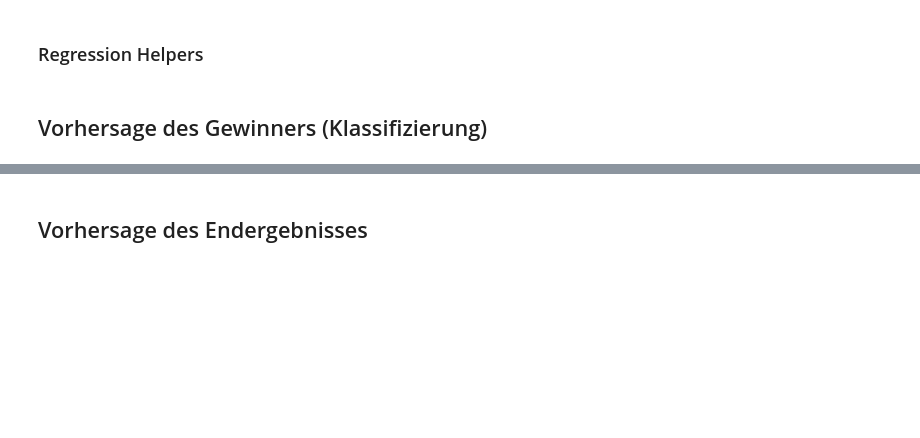
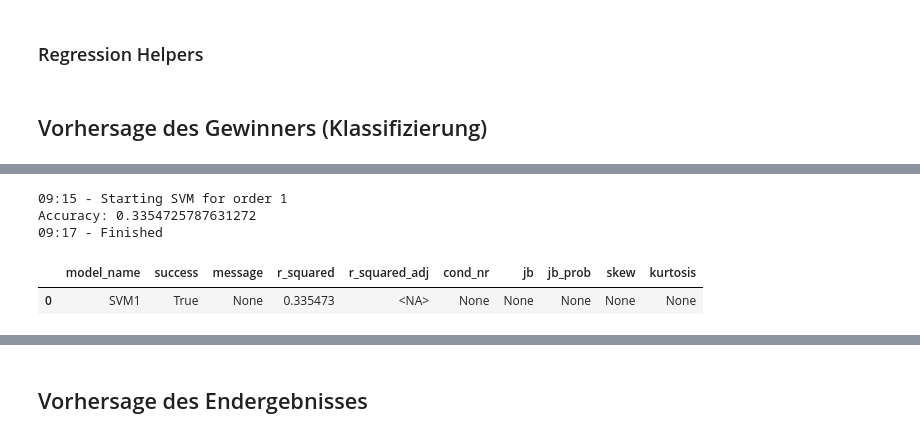
Before and after one commit to NiklasSeitherDHBW/Fussballergebnisse, a Jupyter notebook: Niklas_Weiterfürhung Sphie.ipynb, the cells around one changed output, grey strips where cells are left out. Drawn from its saved outputs; the diff is of its cells as text; code cells hidden in the pictures; blank space fills up the shorter version.

Commit message:
added classifying models

```diff
--- a/Niklas_Weiterfürhung Sphie.ipynb
+++ b/Niklas_Weiterfürhung Sphie.ipynb
@@ -2709,9 +1825,9 @@ def prepare_data(df, target_col, features, dummy_columns):
     print("Add head to head statistics to results table")
     df = add_head2head(df)
 
-
     df = sm.add_constant(df) # Konstante für Regression hinzufügen
 
+    features.append("const")
     features.append(target_col)
     features_bak = features.copy()
 
@@ -3009,0 +2214,43 @@ def run_regression_models(x, y, models):
+# %%
+SVM0_ID = "SVM0"
+SVM1_ID = "SVM1"
+SVM2_ID = "SVM2"
+SVM3_ID = "SVM3"
+
+RF0_ID = "RF0"
+RF1_ID = "RF1"
+RF2_ID = "RF2"
+RF3_ID = "RF3"
+
+LOG_REG0_ID = "LOG_REG0"
+LOG_REG1_ID = "LOG_REG1"
+LOG_REG2_ID = "LOG_REG2"
+LOG_REG3_ID = "LOG_REG3"
+
+winner_models = [
+    #SVM0_ID,
+    SVM1_ID,
+    #SVM2_ID,
+    #SVM3_ID,
+
+    #RF0_ID,
+    #RF1_ID,
+    #RF2_ID,
+    #RF3_ID,
+
+    #LOG_REG0_ID,
+    #LOG_REG1_ID,
+    #LOG_REG2_ID,
+    #LOG_REG3_ID
+]
+
+df_summary = run_models(x, y, winner_models)
+# %% [output]
+09:15 - Starting SVM for order 1
+Accuracy: 0.3354725787631272
+09:17 - Finished
+# %%
+df_summary
+# %% [output]
+|  | model_name | success | message | r_squared | r_squared_adj | cond_nr | jb | jb_prob | skew | kurtosis |
+| 0 | SVM1 | True | None | 0.335473 | <NA> | None | None | None | None | None |
```
Also changed, not shown: parts of 110 cells of this notebook.
